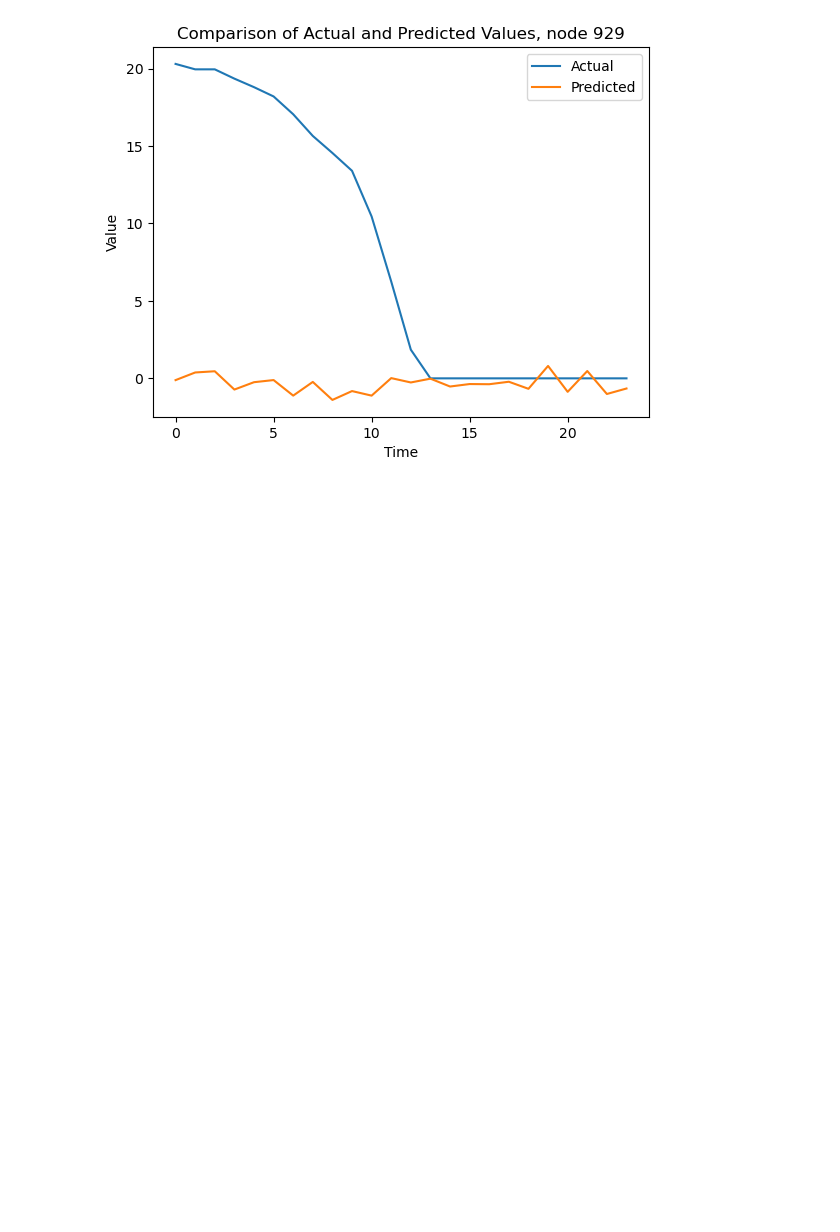
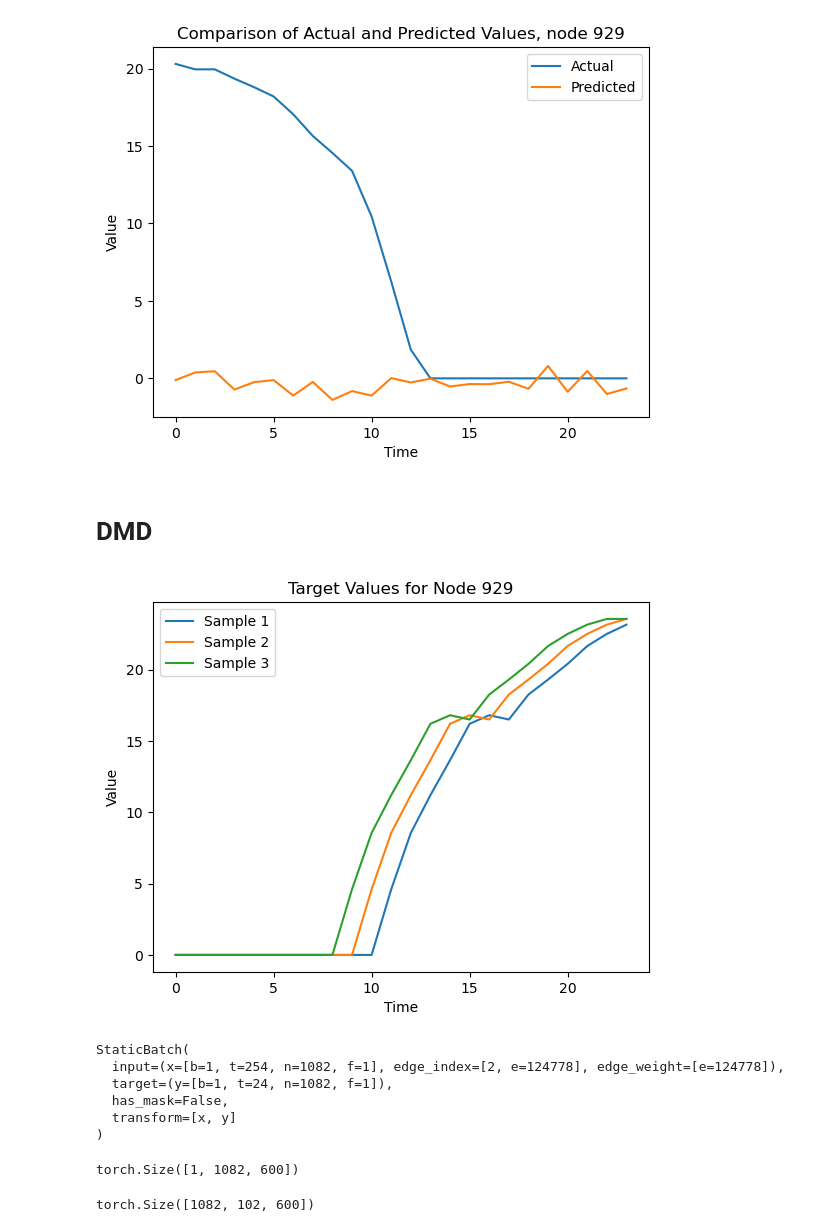
Before and after one commit to NGMLGroup/Koopman-TGNN-Interpretability, a Jupyter notebook: DynGESN_DMD.ipynb, the cells around one changed output. Cells and saved outputs as stored; diff of their text form; code cells hidden in the pictures; blank space fills up the shorter version.

Commit message:
preprocess data with esn

```diff
--- a/DynGESN_DMD.ipynb
+++ b/DynGESN_DMD.ipynb
@@ -79,4 +36,0 @@ SpatioTemporalDataset(n_samples=52283, n_nodes=1082, n_channels=1)
-# %%
-sample = torch_dataset[0].to(device)
-print(sample)
-print(sample.pattern)
@@ -90,17 +36,0 @@ Data(
-# %%
-scalers = {'target': StandardScaler(axis=(0, 1))}
-
-# Split data sequentially:
-#   |------------ dataset -----------|
-#   |--- train ---|- val -|-- test --|
-splitter = TemporalSplitter(val_len=0.1, test_len=0.2)
-
-dm = SpatioTemporalDataModule(
-    dataset=torch_dataset,
-    scalers=scalers,
-    splitter=splitter,
-    batch_size=1,
-)
-
-dm.setup()
-print(dm)
@@ -316,3 +228,5 @@ plt.title(f'Comparison of Actual and Predicted Values, node {node_id}')
 plt.show()
 # %% [output]
 [figure]
+# %% [markdown]
+# DMD
@@ -318,0 +237,28 @@ plt.show()
+# %%
+node_id = 929
+
+for i, sample in enumerate(dm.test_dataloader()):
+    plt.plot(sample.target.y[0, :, node_id, 0].cpu().detach().numpy(), label=f'Sample {i+1}')
+    if i >= 2:
+        break
+
+plt.xlabel('Time')
+plt.ylabel('Value')
+plt.title(f'Target Values for Node {node_id}')
+plt.legend()
+plt.show()
+# %% [output]
+[figure, added]
+# %%
+test_sample
+# %% [output]
+StaticBatch(
+  input=(x=[b=1, t=254, n=1082, f=1], edge_index=[2, e=124778], edge_weight=[e=124778]),
+  target=(y=[b=1, t=24, n=1082, f=1]),
+  has_mask=False,
+  transform=[x, y]
+)
+# %%
+model(test_sample.input.x, test_sample.input.edge_index, test_sample.input.edge_weight).shape
+# %% [output]
+torch.Size([1, 1082, 600])
@@ -318,0 +276,4 @@ plt.show()
+# %%
+states.shape
+# %% [output]
+torch.Size([1082, 102, 600])
```
Also changed, not shown: parts of 31 cells of this notebook, 4 other files.
